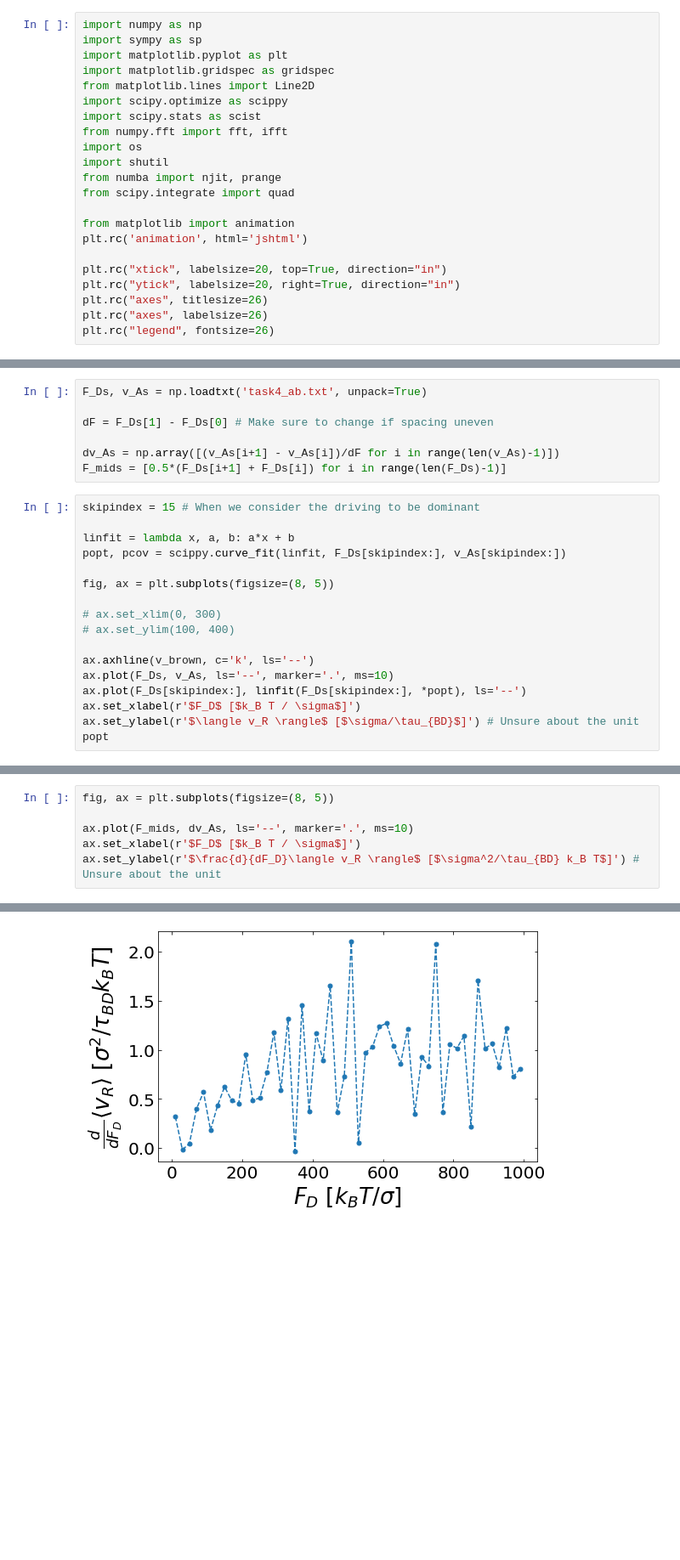
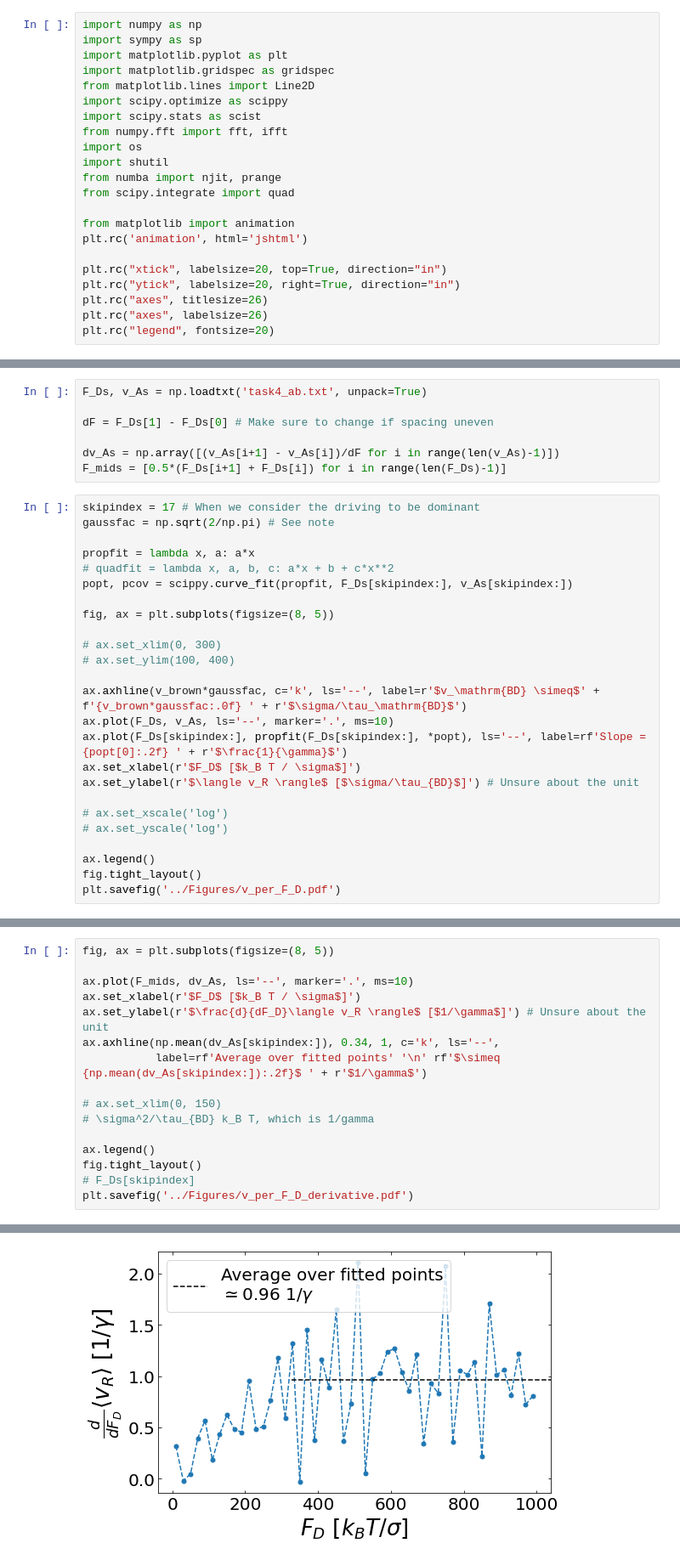
Before and after one commit to prakhosha/Lane-Formation, a Jupyter notebook: Task4/task4_ab.ipynb, the cells around one changed output, grey strips where cells are left out. Shown at 85% size. Cells and saved outputs as stored; diff of their text form; blank space fills up the shorter version.

```diff
--- a/Task4/task4_ab.ipynb
+++ b/Task4/task4_ab.ipynb
@@ -19,7 +19,7 @@ plt.rc("xtick", labelsize=20, top=True, direction="in")
 plt.rc("ytick", labelsize=20, right=True, direction="in")
 plt.rc("axes", titlesize=26)
 plt.rc("axes", labelsize=26)
-plt.rc("legend", fontsize=26)
+plt.rc("legend", fontsize=20)
 # %%
 # Simulation parameters
 N = 200
@@ -292,20 +291,28 @@ dF = F_Ds[1] - F_Ds[0] # Make sure to change if spacing uneven
 dv_As = np.array([(v_As[i+1] - v_As[i])/dF for i in range(len(v_As)-1)])
 F_mids = [0.5*(F_Ds[i+1] + F_Ds[i]) for i in range(len(F_Ds)-1)]
 # %%
-skipindex = 15 # When we consider the driving to be dominant
+skipindex = 17 # When we consider the driving to be dominant
+gaussfac = np.sqrt(2/np.pi) # See note
 
-linfit = lambda x, a, b: a*x + b
-popt, pcov = scippy.curve_fit(linfit, F_Ds[skipindex:], v_As[skipindex:])
+propfit = lambda x, a: a*x
+# quadfit = lambda x, a, b, c: a*x + b + c*x**2
+popt, pcov = scippy.curve_fit(propfit, F_Ds[skipindex:], v_As[skipindex:])
 
 fig, ax = plt.subplots(figsize=(8, 5))
 
 # ax.set_xlim(0, 300)
 # ax.set_ylim(100, 400)
 
-ax.axhline(v_brown, c='k', ls='--')
+ax.axhline(v_brown*gaussfac, c='k', ls='--', label=r'$v_\mathrm{BD} \simeq$' + f'{v_brown*gaussfac:.0f} ' + r'$\sigma/\tau_\mathrm{BD}$')
 ax.plot(F_Ds, v_As, ls='--', marker='.', ms=10)
-ax.plot(F_Ds[skipindex:], linfit(F_Ds[skipindex:], *popt), ls='--')
+ax.plot(F_Ds[skipindex:], propfit(F_Ds[skipindex:], *popt), ls='--', label=rf'Slope = {popt[0]:.2f} ' + r'$\frac{1}{\gamma}$')
 ax.set_xlabel(r'$F_D$ [$k_B T / \sigma$]')
 ax.set_ylabel(r'$\langle v_R \rangle$ [$\sigma/\tau_{BD}$]') # Unsure about the unit
-popt
+
+# ax.set_xscale('log')
+# ax.set_yscale('log')
+
+ax.legend()
+fig.tight_layout()
+plt.savefig('../Figures/v_per_F_D.pdf')
 # %% [output]
@@ -316,5 +322,15 @@ fig, ax = plt.subplots(figsize=(8, 5))
 
 ax.plot(F_mids, dv_As, ls='--', marker='.', ms=10)
 ax.set_xlabel(r'$F_D$ [$k_B T / \sigma$]')
-ax.set_ylabel(r'$\frac{d}{dF_D}\langle v_R \rangle$ [$\sigma^2/\tau_{BD} k_B T$]') # Unsure about the unit
+ax.set_ylabel(r'$\frac{d}{dF_D}\langle v_R \rangle$ [$1/\gamma$]') # Unsure about the unit
+ax.axhline(np.mean(dv_As[skipindex:]), 0.34, 1, c='k', ls='--',
+           label=rf'Average over fitted points' '\n' rf'$\simeq {np.mean(dv_As[skipindex:]):.2f}$ ' + r'$1/\gamma$')
+
+# ax.set_xlim(0, 150)
+# \sigma^2/\tau_{BD} k_B T, which is 1/gamma
+
+ax.legend()
+fig.tight_layout()
+# F_Ds[skipindex]
+plt.savefig('../Figures/v_per_F_D_derivative.pdf')
 # %% [output]
@@ -322 +337 @@ Text(0, 0.5, '$\\frac{d}{dF_D}\\langle v_R \\rangle$ [$\\sigma^2/\\tau_{BD} k_B
-[figure, old version]
+[figure, new version]
```
Also changed, not shown: parts of 5 cells of this notebook, 3 other files.
